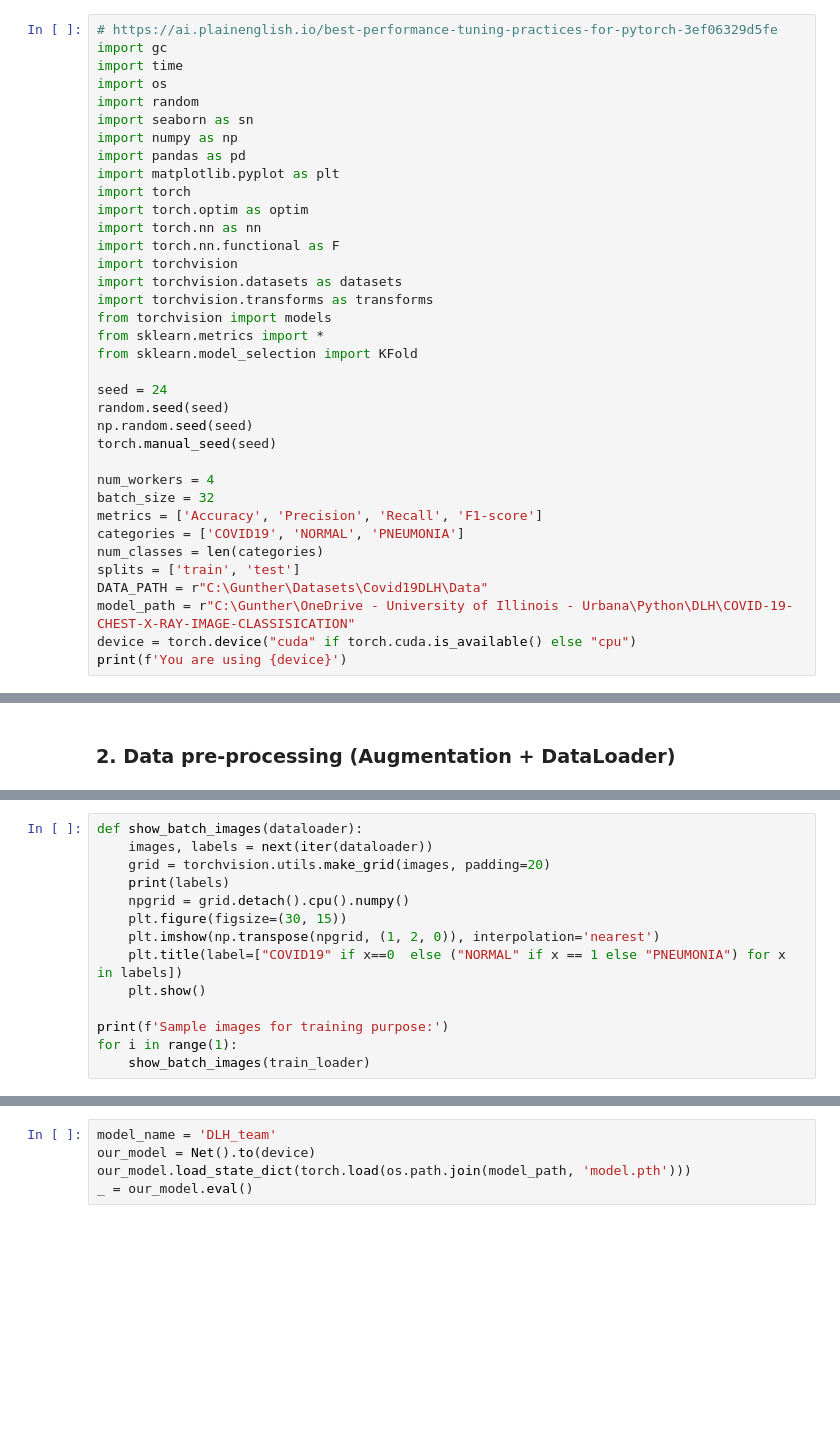
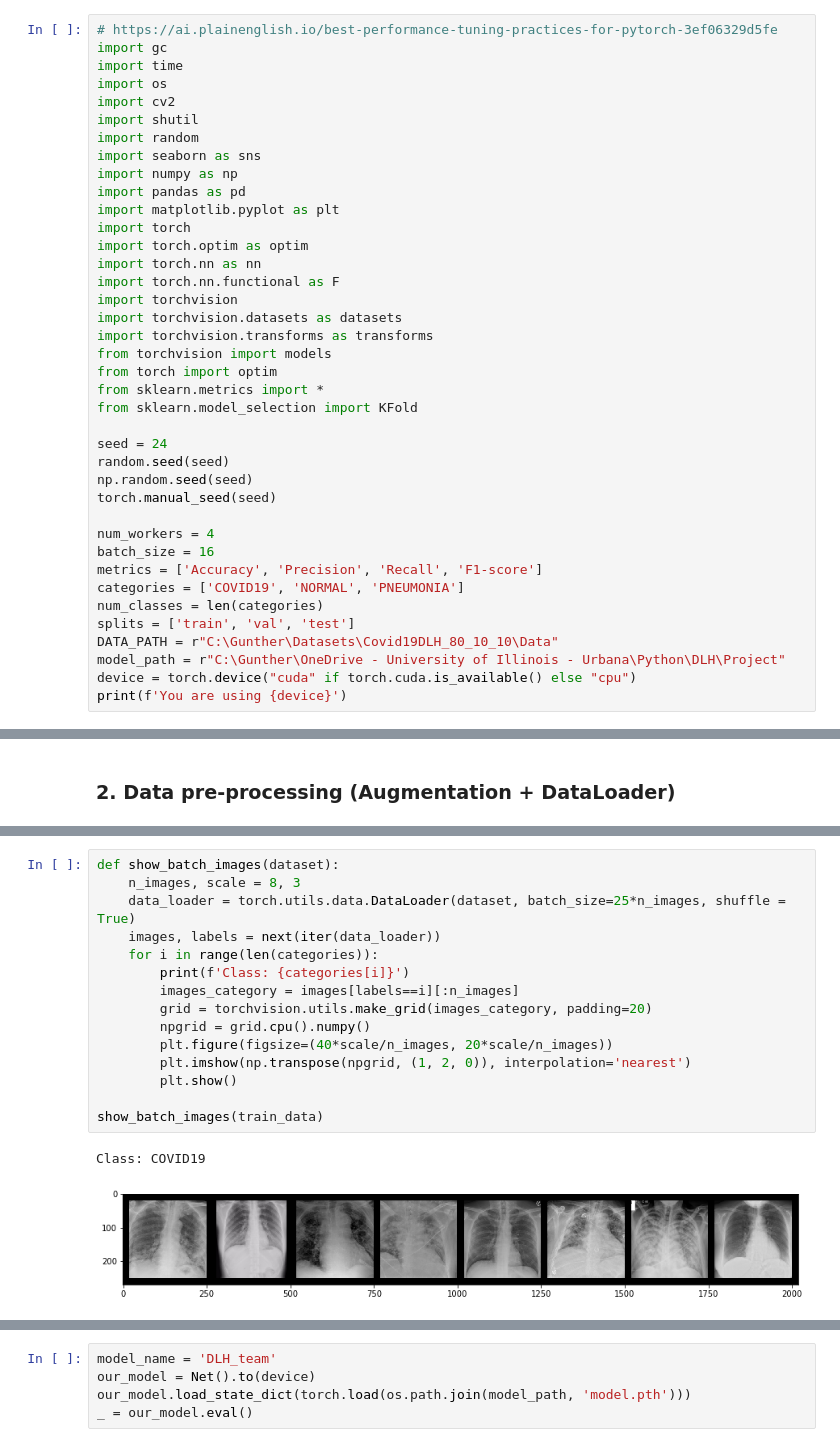
Before and after one commit to soudey123/COVID-19-CHEST-X-RAY-IMAGE-CLASSIFICATION, a Jupyter notebook: Gunther.ipynb, the cells around one changed output, grey strips where cells are left out. Saved outputs shown, nothing was run; the diff lists cells and outputs as text; blank space fills up the shorter version.

```diff
--- a/Gunther.ipynb
+++ b/Gunther.ipynb
@@ -5,8 +7,10 @@
 import gc
 import time
 import os
+import cv2
+import shutil
 import random
-import seaborn as sn
+import seaborn as sns
 import numpy as np
 import pandas as pd
 import matplotlib.pyplot as plt
@@ -18,6 +22,7 @@ import torchvision
 import torchvision.datasets as datasets
 import torchvision.transforms as transforms
 from torchvision import models
+from torch import optim
 from sklearn.metrics import *
 from sklearn.model_selection import KFold
 
@@ -27,13 +32,13 @@ np.random.seed(seed)
 torch.manual_seed(seed)
 
 num_workers = 4
-batch_size = 32
+batch_size = 16
 metrics = ['Accuracy', 'Precision', 'Recall', 'F1-score']
 categories = ['COVID19', 'NORMAL', 'PNEUMONIA']
 num_classes = len(categories)
-splits = ['train', 'test']
-DATA_PATH = r"C:\Gunther\Datasets\Covid19DLH\Data"
-model_path = r"C:\Gunther\OneDrive - University of Illinois - Urbana\Python\DLH\COVID-19-CHEST-X-RAY-IMAGE-CLASSISICATION"
+splits = ['train', 'val', 'test']
+DATA_PATH = r"C:\Gunther\Datasets\Covid19DLH_80_10_10\Data"
+model_path = r"C:\Gunther\OneDrive - University of Illinois - Urbana\Python\DLH\Project"
 device = torch.device("cuda" if torch.cuda.is_available() else "cpu")
 print(f'You are using {device}')
 # %% [output]
@@ -92,14 +138,0 @@ TOTAL           5144  1288   6432
-# %%
-def show_batch_images(dataloader):
-    images, labels = next(iter(dataloader))
-    grid = torchvision.utils.make_grid(images, padding=20)
-    print(labels)
-    npgrid = grid.detach().cpu().numpy()
-    plt.figure(figsize=(30, 15))
-    plt.imshow(np.transpose(npgrid, (1, 2, 0)), interpolation='nearest')
-    plt.title(label=["COVID19" if x==0  else ("NORMAL" if x == 1 else "PNEUMONIA") for x in labels])
-    plt.show()
-
-print(f'Sample images for training purpose:')
-for i in range(1):
-    show_batch_images(train_loader)
@@ -110,0 +139,18 @@ tensor([1, 2, 2, 2, 2, 2, 2, 2, 2, 2, 2, 0, 0, 2, 2, 1, 2, 1, 1, 2, 1, 2, 2, 2,
+# %%
+def show_batch_images(dataset):
+    n_images, scale = 8, 3
+    data_loader = torch.utils.data.DataLoader(dataset, batch_size=25*n_images, shuffle = True)
+    images, labels = next(iter(data_loader))
+    for i in range(len(categories)):
+        print(f'Class: {categories[i]}')
+        images_category = images[labels==i][:n_images]
+        grid = torchvision.utils.make_grid(images_category, padding=20)
+        npgrid = grid.cpu().numpy()
+        plt.figure(figsize=(40*scale/n_images, 20*scale/n_images))
+        plt.imshow(np.transpose(npgrid, (1, 2, 0)), interpolation='nearest')
+        plt.show()
+
+show_batch_images(train_data)
+# %% [output]
+Class: COVID19
+[figure, added]
```
Also changed, not shown: parts of 72 cells of this notebook.
